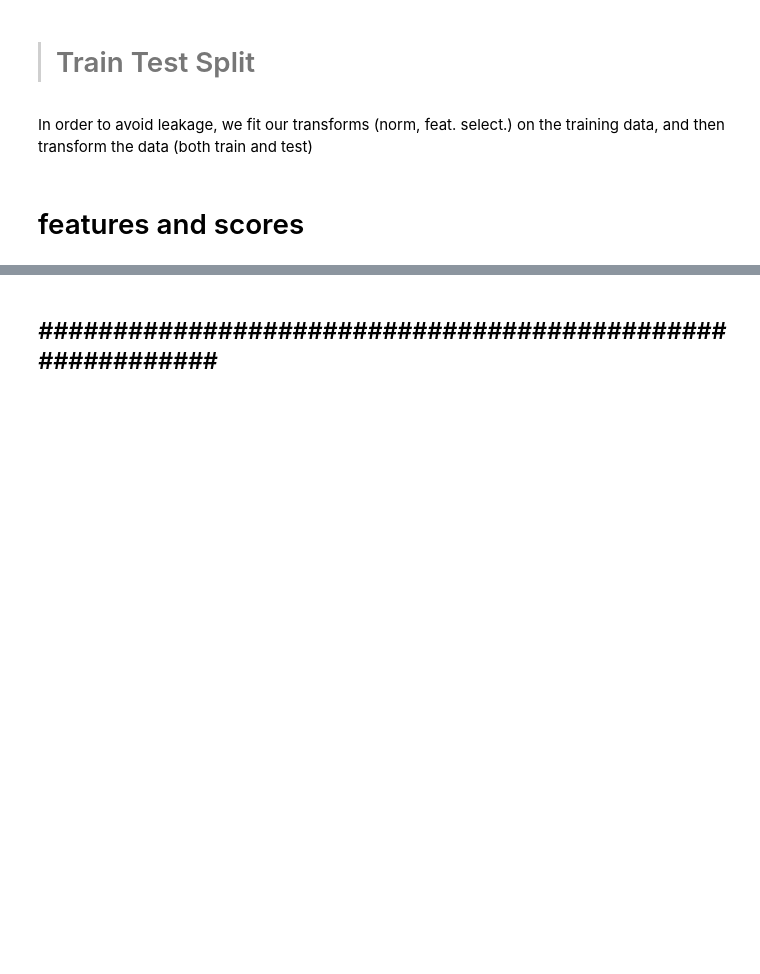
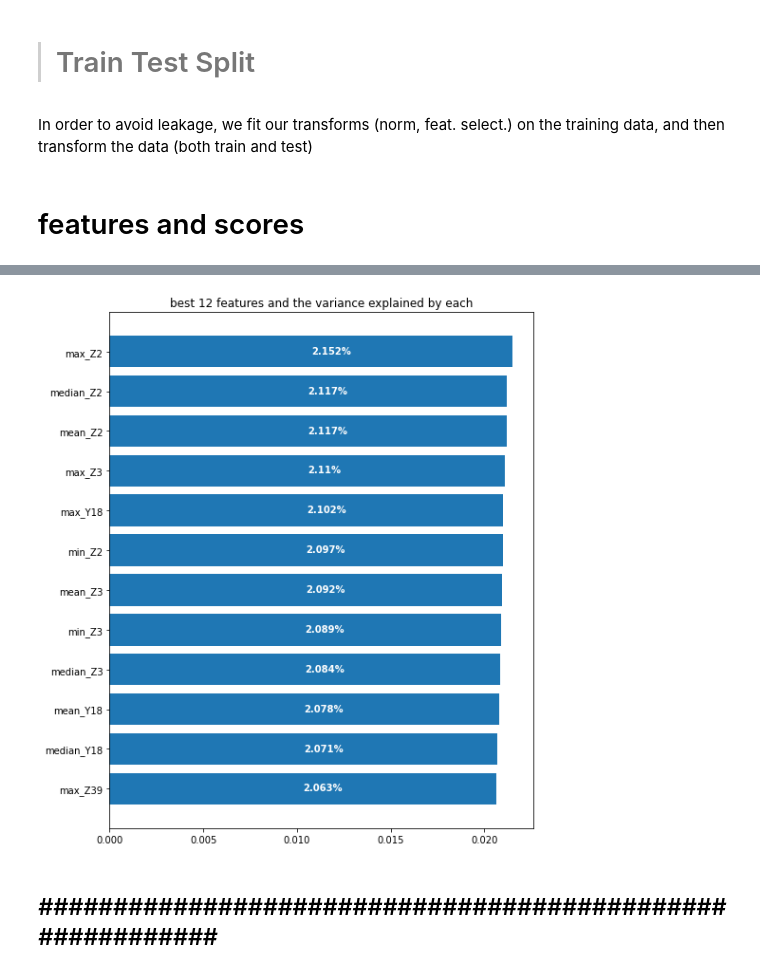
Before and after one commit to idan424/Comp.Learning_Neuro, a Jupyter notebook: Project.ipynb, the cells around one changed output, grey strips where cells are left out. Drawn from its saved outputs; the diff is of its cells as text; code cells hidden in the pictures; blank space fills up the shorter version.

```diff
--- a/Project.ipynb
+++ b/Project.ipynb
@@ -157,2 +180,22 @@ dtype: bool
+# %%
+# for every original feature we calculate the weighted (by var explained PC) sum of variance which is explained by it
+var_per_orig_feature = evr.dot(pca.components_)
+# then we take the 12 most "succesfull" features
+pca_best_idx = var_per_orig_feature.argsort()[-NUMBER_OF_FEATURES:][::-1]
+pca_best_scores = var_per_orig_feature[pca_best_idx][::-1]
+pca_best_names = X.columns[pca_best_idx][::-1]
+
+
+fig, ax = plt.subplots()
+fig.set_size_inches([8,N_PRINT/3+6]) # modular figure size w.r.t. $N_PRINT
+
+# these just prettify the grap
+_ = ax.barh(range(N_PRINT), pca_best_scores,
+            tick_label=pca_best_names)
+_ = ax.set_title(f"best {N_PRINT} features and the variance explained by each")
+for i, v in enumerate(pca_best_scores):
+    ax.text(v/2, i-0.05, f'{v*100:.4}%', color='white', fontweight='bold')
+# %% [output]
+[figure, added]
 # %% [markdown]
 ## _##########################################################_
```
Also changed, not shown: parts of 17 cells of this notebook.
